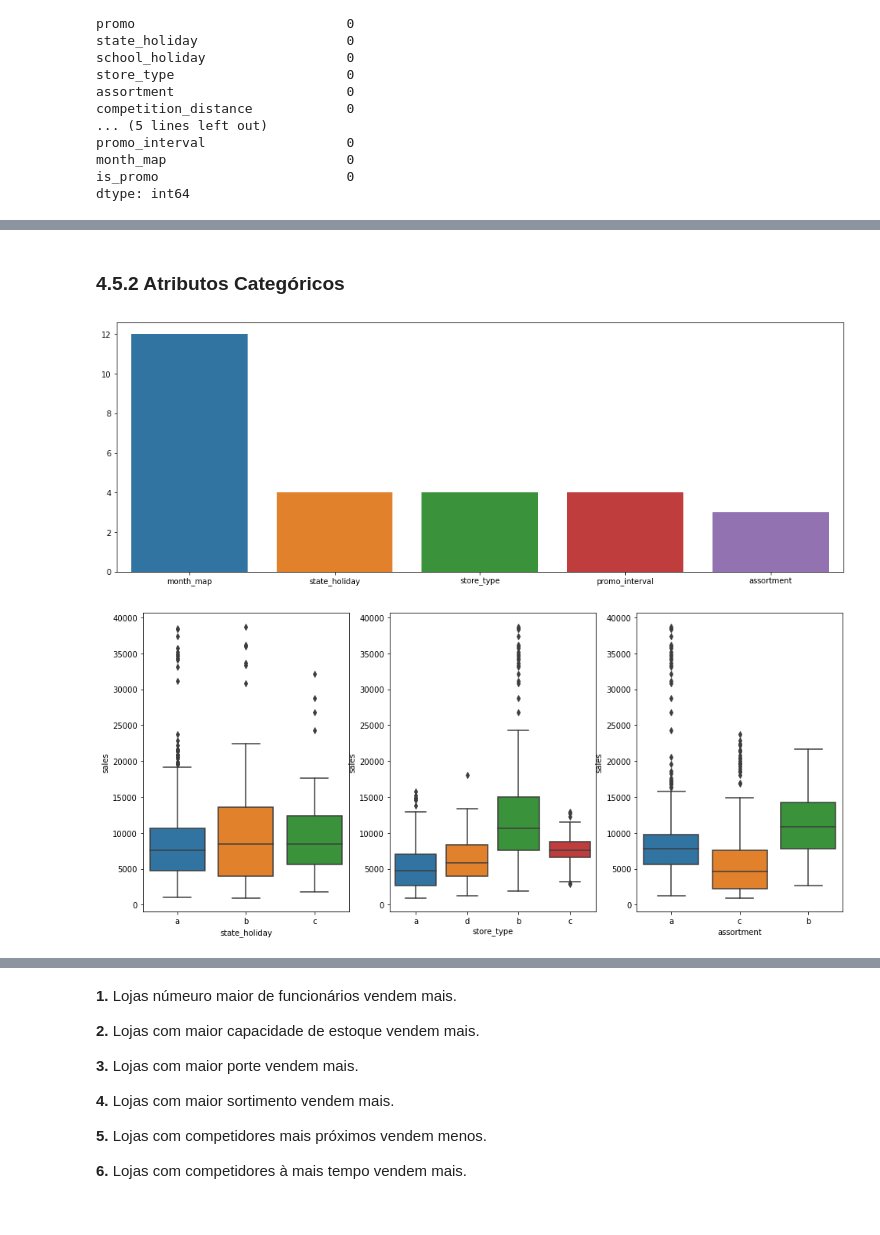
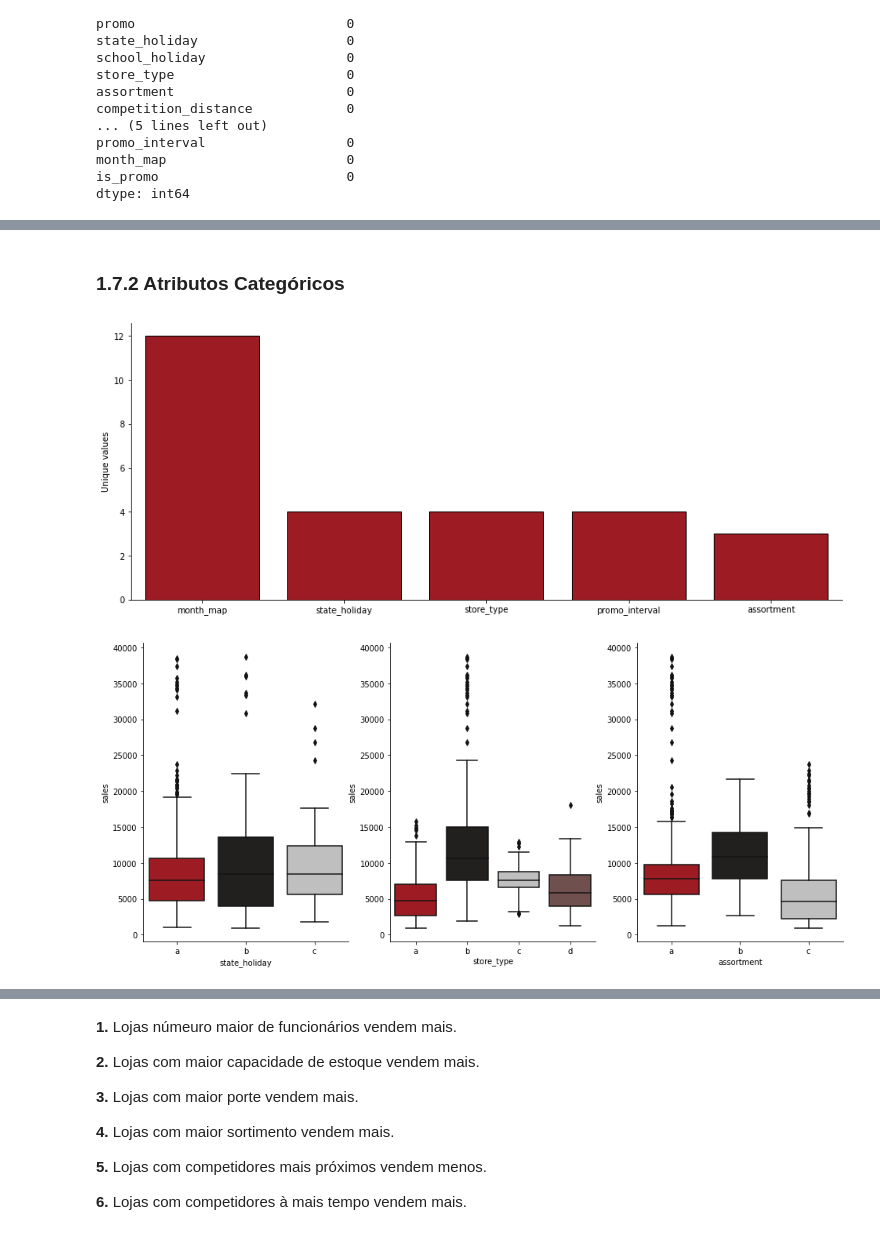
Before and after one commit to Jhonatanslopes/Rossmann-Sales-Forecast, a Jupyter notebook: notebook.ipynb, the cells around one changed output, grey strips where cells are left out. Saved outputs shown, nothing was run; the diff lists cells and outputs as text; code cells hidden in the pictures.

```diff
--- a/notebook.ipynb
+++ b/notebook.ipynb
@@ -352,28 +374,32 @@ describe
 # %% [markdown]
-### 4.5.2 Atributos Categóricos
+### 1.7.2 Atributos Categóricos
 # %%
 # Filter Categories
 cat_attributes = df_raw.select_dtypes(include=['object'])
 
+# Figure 1
+unique_values = cat_attributes.apply(lambda x: len(x.unique())).sort_values(ascending=False)
+plt.figure(figsize=(15, 6))
+sns.barplot(x=unique_values.index, y=unique_values.values, color='#b20710', ec='k')
+plt.ylabel('Unique values')
+sns.despine(right=True)
 
-# -- Figure 1
-unique_values = cat_attributes.apply(lambda x: len(x.unique())).sort_values(ascending=False)
-plt.figure(figsize=(17, 6))
-sns.barplot(x=unique_values.index, y=unique_values.values)
-
-
-# -- Figure 2
+# Figure 2
 filter_zero = df_raw[(df_raw['state_holiday'] != '0') & (df_raw['sales'] > 0)]
-
 plt.figure(figsize=(16, 7))
 plt.subplot(1, 3, 1)
-sns.boxplot(x='state_holiday', y='sales', data=filter_zero)
+sns.boxplot(x='state_holiday', y='sales', data=filter_zero, palette=['#b20710', '#221f1f', '#bfbfbf', '#754a4a'])
+sns.despine(right=True)
 
+# Figure 3
 plt.subplot(1, 3, 2)
-sns.boxplot(x='store_type', y='sales', data=filter_zero)
+sns.boxplot(x='store_type', y='sales', data=filter_zero, palette=['#b20710', '#221f1f', '#bfbfbf', '#754a4a'], order=['a', 'b', 'c', 'd'])
+sns.despine(right=True)
 
+# Figure 4
 plt.subplot(1, 3, 3)
-sns.boxplot(x='assortment', y='sales', data=filter_zero);
+sns.boxplot(x='assortment', y='sales', data=filter_zero, palette=['#b20710', '#221f1f', '#bfbfbf'], order=['a', 'b', 'c'])
+sns.despine(right=True);
 # %% [output]
-[figure, old version]
+[figure, new version]
-[figure, old version]
+[figure, new version]
```
Also changed, not shown: parts of 158 cells of this notebook.
